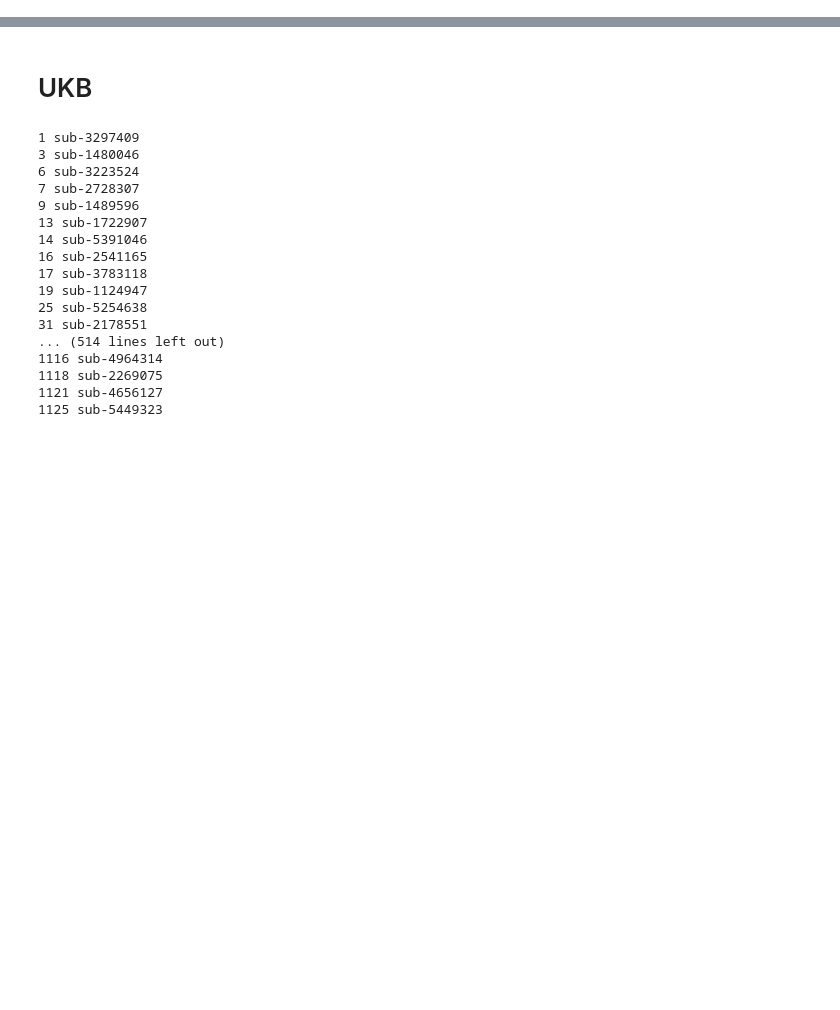
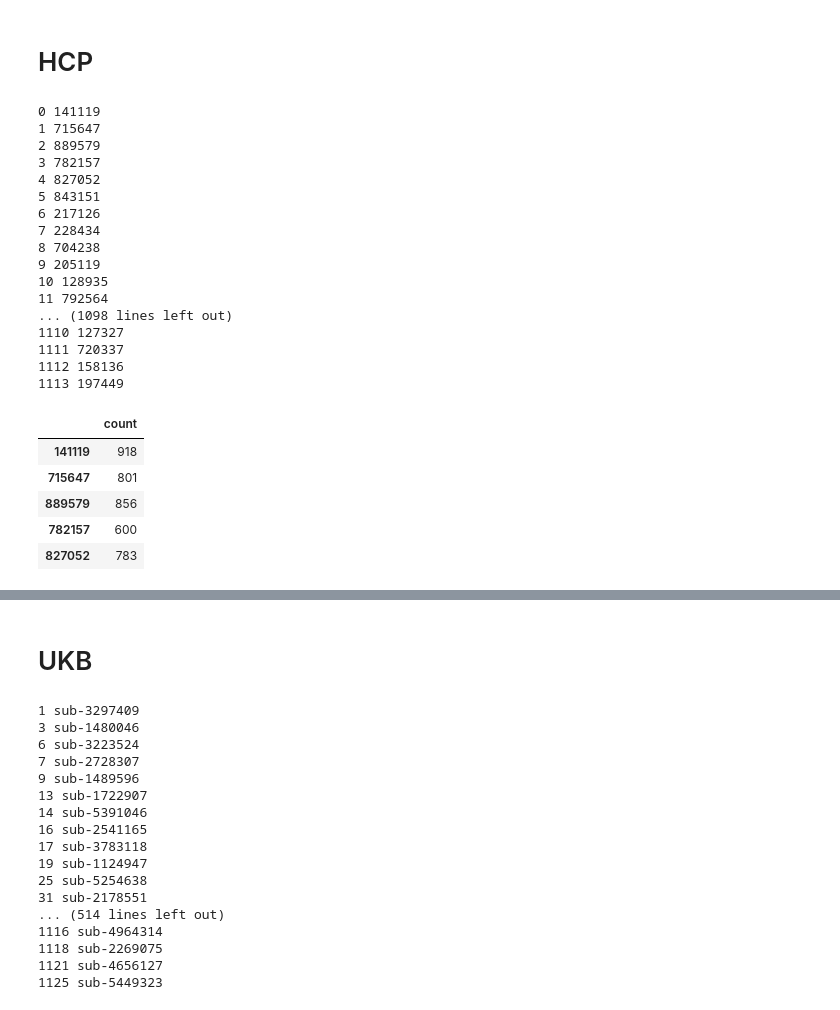
Before and after one commit to neurospin-projects/2023_agaudin_jchavas_folding_supervised, a Jupyter notebook: contrastive/notebooks/count_voxels.ipynb, the cells around one changed output, grey strips where cells are left out. Cells and saved outputs as stored; diff of their text form; code cells hidden in the pictures; blank space fills up the shorter version.

```diff
--- a/contrastive/notebooks/count_voxels.ipynb
+++ b/contrastive/notebooks/count_voxels.ipynb
@@ -43,2 +45,33 @@ def count_voxels(data_dir_path, dtype='skel'):
 
     return count_df
+# %% [markdown]
+# HCP
+# %%
+path2crops = "/neurospin/dico/data/deep_folding/current/datasets/hcp/crops/2mm/CINGULATE/mask/Rcrops"
+count_df = count_voxels(path2crops, dtype='crop')
+
+count_df.head()
+# %% [output]
+0 141119
+1 715647
+2 889579
+3 782157
+4 827052
+5 843151
+6 217126
+7 228434
+8 704238
+9 205119
+10 128935
+11 792564
+... (1098 lines left out)
+1110 127327
+1111 720337
+1112 158136
+1113 197449
+|  | count |
+| 141119 | 918 |
+| 715647 | 801 |
+| 889579 | 856 |
+| 782157 | 600 |
+| 827052 | 783 |
```
Also changed, not shown: parts of 9 cells of this notebook, 1 other file.
